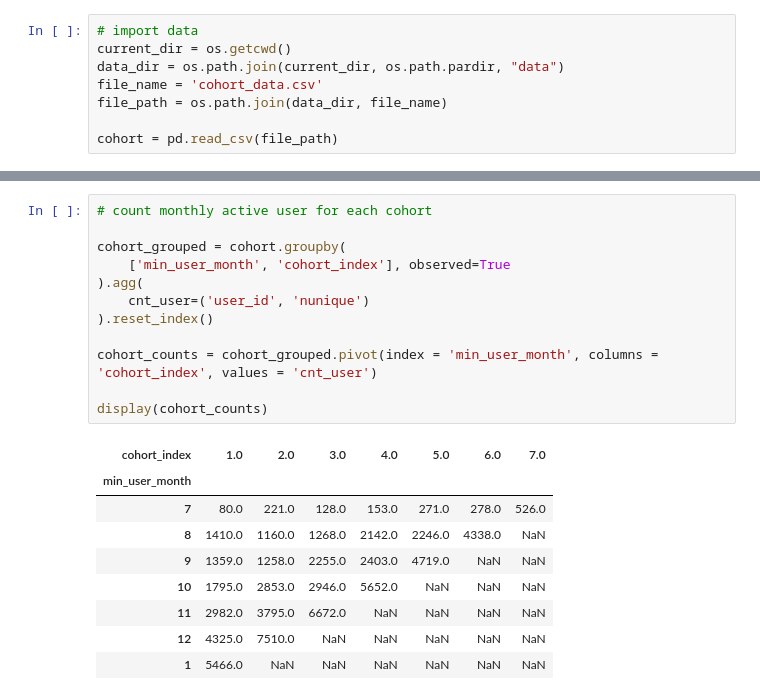
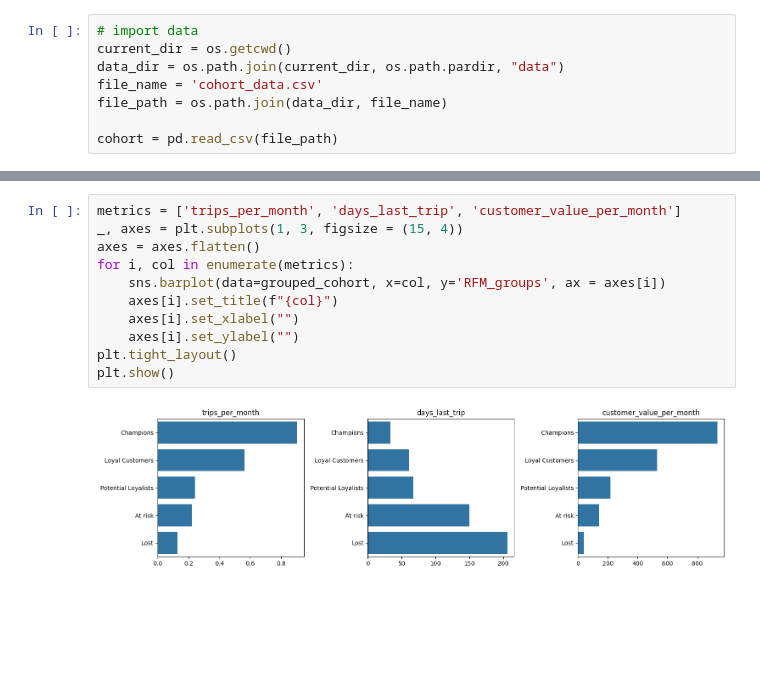
Before and after one commit to bfreiheit/customer_segmentation, a Jupyter notebook: notebooks/RFM.ipynb, the cells around one changed output, grey strips where cells are left out. Drawn from its saved outputs; the diff is of its cells as text; blank space fills up the shorter version.

```diff
--- a/notebooks/RFM.ipynb
+++ b/notebooks/RFM.ipynb
@@ -95,22 +96,13 @@ grouped_cohort
-# %%
-# count monthly active user for each cohort
-
-cohort_grouped = cohort.groupby(
-    ['min_user_month', 'cohort_index'], observed=True
-).agg(
-    cnt_user=('user_id', 'nunique')
-).reset_index()
-
-cohort_counts = cohort_grouped.pivot(index = 'min_user_month', columns = 'cohort_index', values = 'cnt_user')
-
-display(cohort_counts)
-# %% [output]
-| cohort_index | 1.0 | 2.0 | 3.0 | 4.0 | 5.0 | 6.0 | 7.0 |
-| min_user_month |  |  |  |  |  |  |  |
-| 7 | 80.0 | 221.0 | 128.0 | 153.0 | 271.0 | 278.0 | 526.0 |
-| 8 | 1410.0 | 1160.0 | 1268.0 | 2142.0 | 2246.0 | 4338.0 | NaN |
-| 9 | 1359.0 | 1258.0 | 2255.0 | 2403.0 | 4719.0 | NaN | NaN |
-| 10 | 1795.0 | 2853.0 | 2946.0 | 5652.0 | NaN | NaN | NaN |
-| 11 | 2982.0 | 3795.0 | 6672.0 | NaN | NaN | NaN | NaN |
-| 12 | 4325.0 | 7510.0 | NaN | NaN | NaN | NaN | NaN |
-| 1 | 5466.0 | NaN | NaN | NaN | NaN | NaN | NaN |
+# %%
+metrics = ['trips_per_month', 'days_last_trip', 'customer_value_per_month']
+_, axes = plt.subplots(1, 3, figsize = (15, 4))
+axes = axes.flatten()
+for i, col in enumerate(metrics):
+    sns.barplot(data=grouped_cohort, x=col, y='RFM_groups', ax = axes[i])
+    axes[i].set_title(f"{col}")
+    axes[i].set_xlabel("")
+    axes[i].set_ylabel("")
+plt.tight_layout()
+plt.show()
+# %% [output]
+[figure, added]
```
Also changed, not shown: parts of 8 cells of this notebook, 1 other file.
